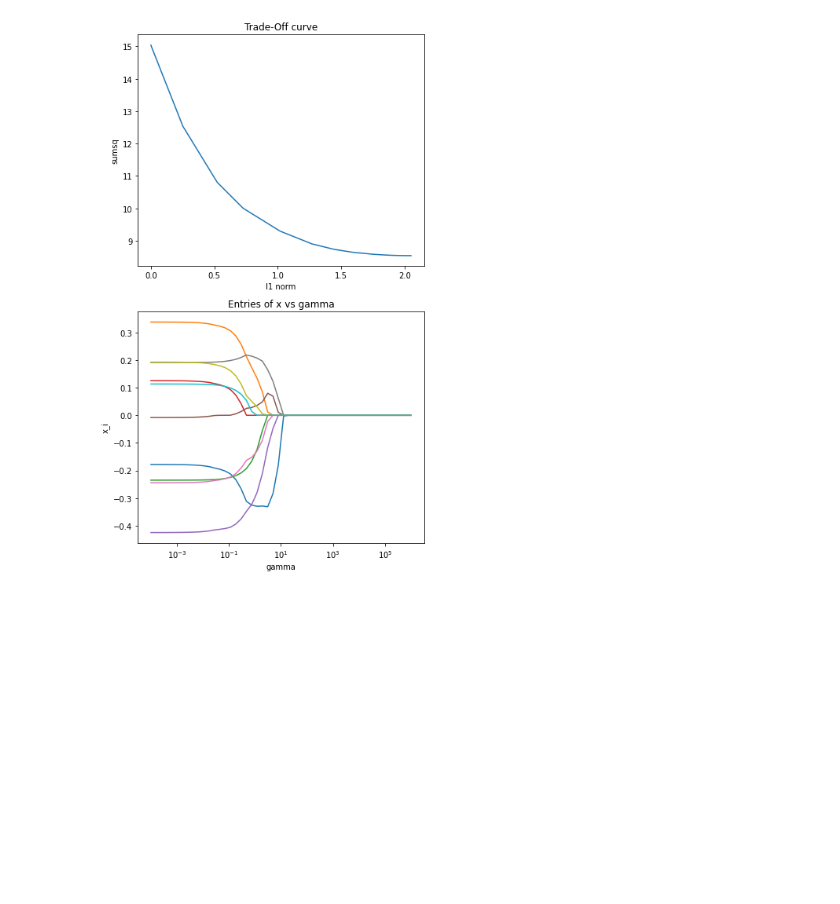
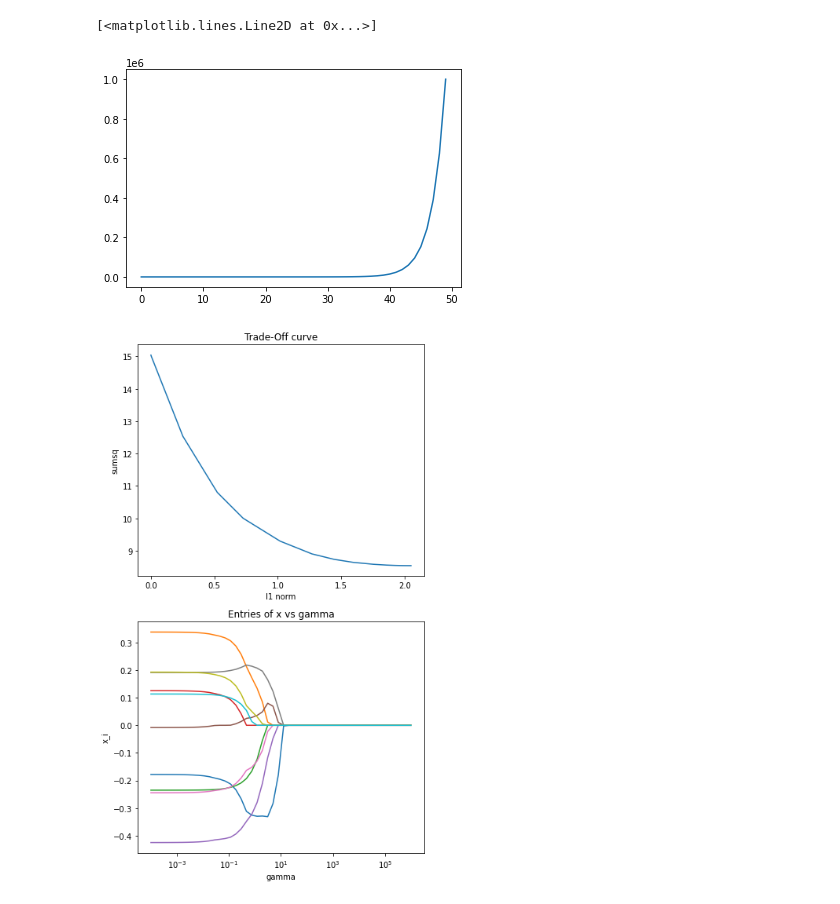
Before and after one commit to 0taylor1/NMDS, a Jupyter notebook: cvxpy_examples.ipynb, the cells around one changed output. Cells and saved outputs as stored; diff of their text form; code cells hidden in the pictures; blank space fills up the shorter version.

```diff
--- a/cvxpy_examples.ipynb
+++ b/cvxpy_examples.ipynb
@@ -2,6 +2,11 @@
 import numpy as np
 import cvxpy as cp
 import matplotlib.pyplot as plt
+# %%
+plt.plot(np.logspace(-4, 6))
+# %% [output]
+[<matplotlib.lines.Line2D at 0x...>]
+[figure, added]
 # %%
 '''
 LASSO problem trade-off curves
```
Also changed, not shown: 2 other files.
